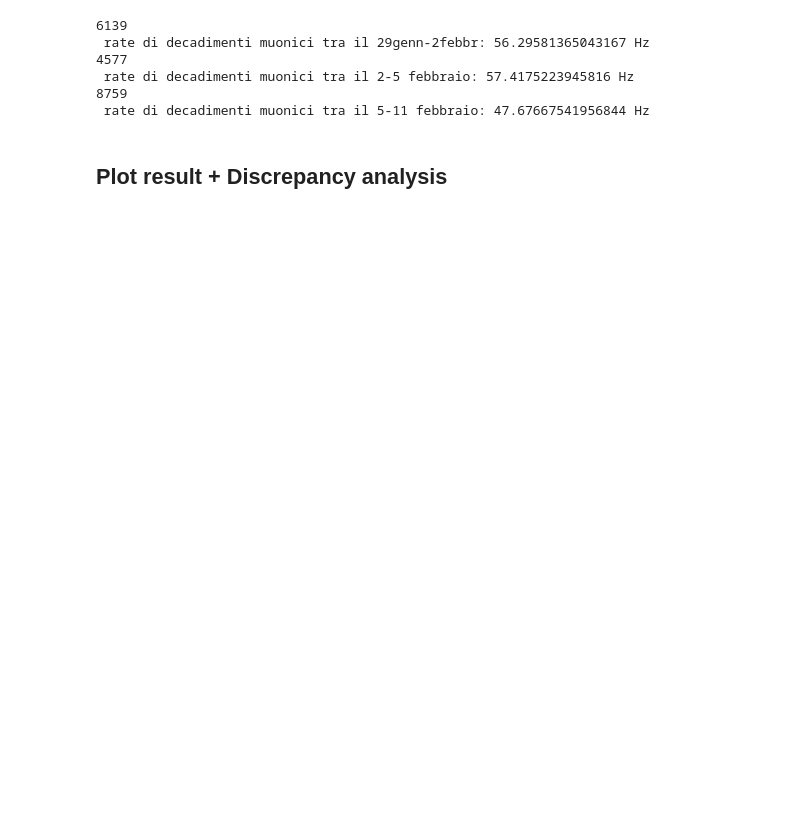
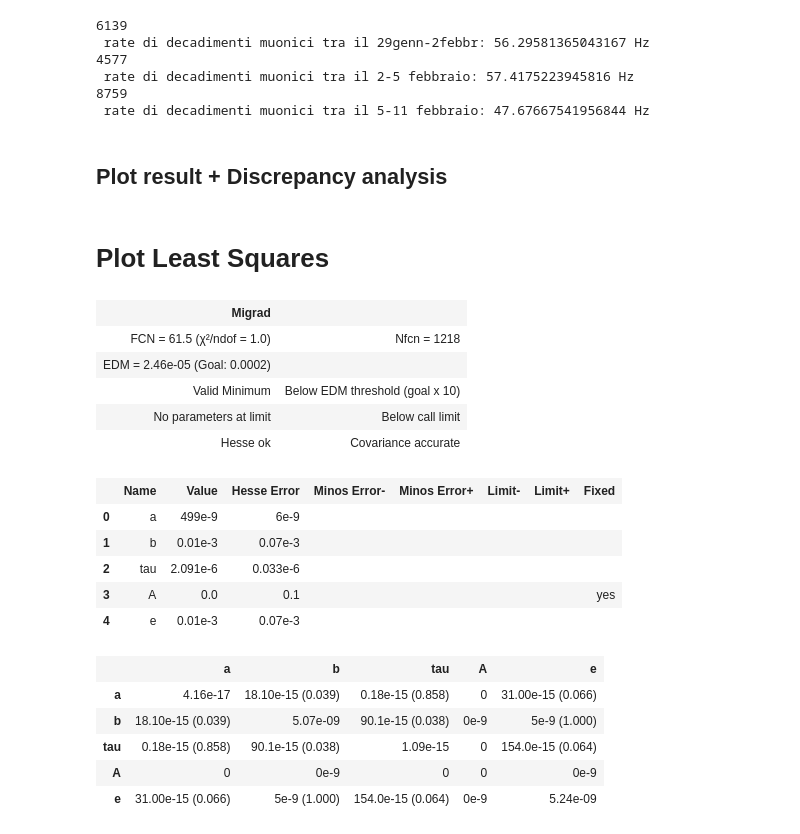
Before and after one commit to Matti-z/Lab-muons, a Jupyter notebook: hist_definitivo.ipynb, the cells around one changed output. Cells and saved outputs as stored; diff of their text form; code cells hidden in the pictures; blank space fills up the shorter version.

Commit message:
pdf plot + something

```diff
--- a/hist_definitivo.ipynb
+++ b/hist_definitivo.ipynb
@@ -309,3 +327,42 @@ fig.add_vline(x= sturges(len(data_refact)), line_dash="dash", line_color="purple
 fig.add_hline( y= max(p_value_list) , line_dash="dash", line_color="green" , name= "minimum p_value")
 fig.update_layout(showlegend=True)
 fig.show()
+# %% [markdown]
+# Plot  Least Squares
+# %%
+data_refact:np.ndarray = data[(data>1e-7)&(data<7e-6)]
+
+count_LS , edges_LS = np.histogram( data_refact , bins=n_bins)
+
+edges_LS = [ (edges_LS[i+1] + edges_LS[i])/2 for i in range(len(count_LS))]
+
+# fig = go.Figure()
+# fig.add_trace( go.Scatter( x = edges_LS , y = count_LS, mode="lines" , name="p_value"))
+# fig.show()
+
+
+ls = LeastSquares( edges_LS , count_LS , np.sqrt(count_LS) , exp_unif_pdf)
+exp_unif_args = {"a": 0.9, "b": 0, "tau": TAU_MU , "A":0 , "e": max(data_refact)}
+minuit = Minuit( ls , 0.9 , 0 , TAU_MU , 0 , max(data_refact))
+minuit.fixed["A"] = True
+minuit.migrad()
+minuit.hesse()
+# %% [output]
+| Migrad |  |
+| FCN = 61.5 (χ²/ndof = 1.0) | Nfcn = 1218 |
+| EDM = 2.46e-05 (Goal: 0.0002) |  |
+| Valid Minimum | Below EDM threshold (goal x 10) |
+| No parameters at limit | Below call limit |
+| Hesse ok | Covariance accurate |
+|  | Name | Value | Hesse Error | Minos Error- | Minos Error+ | Limit- | Limit+ | Fixed |
+| 0 | a | 499e-9 | 6e-9 |  |  |  |  |  |
+| 1 | b | 0.01e-3 | 0.07e-3 |  |  |  |  |  |
+| 2 | tau | 2.091e-6 | 0.033e-6 |  |  |  |  |  |
+| 3 | A | 0.0 | 0.1 |  |  |  |  | yes |
+| 4 | e | 0.01e-3 | 0.07e-3 |  |  |  |  |  |
+|  | a | b | tau | A | e |
+| a | 4.16e-17 | 18.10e-15 (0.039) | 0.18e-15 (0.858) | 0 | 31.00e-15 (0.066) |
+| b | 18.10e-15 (0.039) | 5.07e-09 | 90.1e-15 (0.038) | 0e-9 | 5e-9 (1.000) |
+| tau | 0.18e-15 (0.858) | 90.1e-15 (0.038) | 1.09e-15 | 0 | 154.0e-15 (0.064) |
+| A | 0 | 0e-9 | 0 | 0 | 0e-9 |
+| e | 31.00e-15 (0.066) | 5e-9 (1.000) | 154.0e-15 (0.064) | 0e-9 | 5.24e-09 |
```
Also changed, not shown: parts of 7 cells of this notebook.
